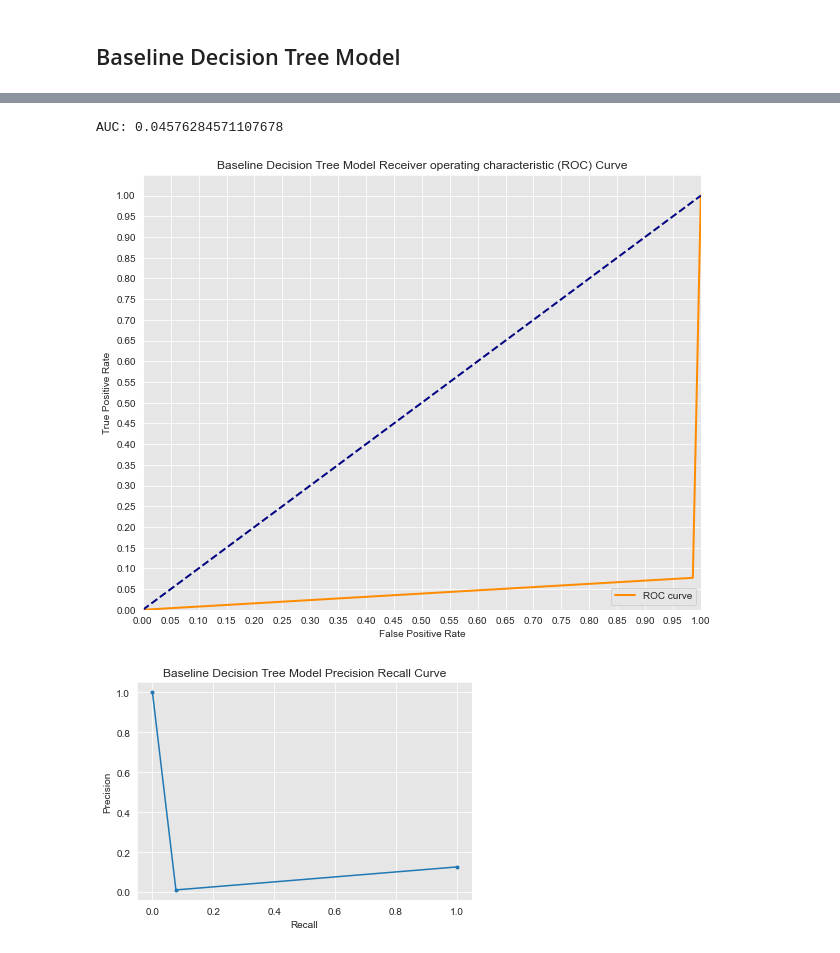
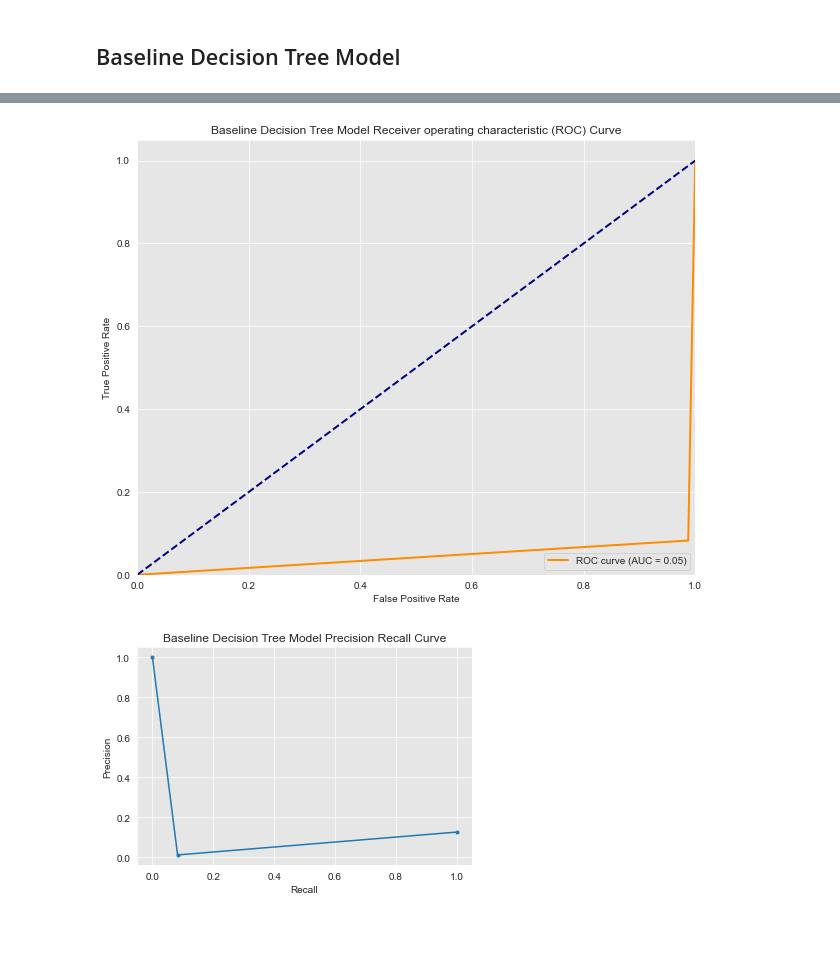
Before and after one commit to keithotuomagie/credit_card_fraud_model, a Jupyter notebook: notebook.ipynb, the cells around one changed output, grey strips where cells are left out. Drawn from its saved outputs; the diff is of its cells as text; code cells hidden in the pictures.

Commit message:
Notebook | Updating Modeling

```diff
--- a/notebook.ipynb
+++ b/notebook.ipynb
@@ -1844,25 +1842,30 @@ def cnf_matrix_display(y_test, y_hat_test, title):
 # %%
 # Creating an ROC Curve function
 
-def roc_cuve(X_train, X_test, y_train, y_test, classifier, title):
+def plot_roc_curve(X_train, X_test, y_train, y_test, classifier, title):
+    """
+    Plots the ROC curve for the given classifier and dataset.
+    """
+    # Convert categorical labels to numeric
+    y_test_numeric = y_test.map({'Not Fraud': 0, 'Fraud': 1})
 
-    y_score = classifier.predict_proba(X_test)[:,1]
+    # Predict probabilities
+    y_score = classifier.predict_proba(X_test)[:, 1]
 
-    fpr_baseline, tpr_baseline, thresholds = roc_curve(y_test, y_score, pos_label='Fraud')
+    # Compute ROC curve and AUC
+    fpr_baseline, tpr_baseline, thresholds = roc_curve(y_test_numeric, y_score)
+    auc_score = auc(fpr_baseline, tpr_baseline)
 
-    # Seaborn's beautiful styling
+    # Seaborn styling
     sns.set_style('darkgrid', {'axes.facecolor': '0.9'})
 
-    print('AUC: {}'.format(auc(fpr_baseline, tpr_baseline)))
+    # Plotting
     plt.figure(figsize=(10, 8))
     lw = 2
-    plt.plot(fpr_baseline, tpr_baseline, color='darkorange',
-             lw=lw, label='ROC curve')
+    plt.plot(fpr_baseline, tpr_baseline, color='darkorange', lw=lw, label=f'ROC curve (AUC = {auc_score:.2f})')
     plt.plot([0, 1], [0, 1], color='navy', lw=lw, linestyle='--')
     plt.xlim([0.0, 1.0])
     plt.ylim([0.0, 1.05])
-    plt.yticks([i/20.0 for i in range(21)])
-    plt.xticks([i/20.0 for i in range(21)])
     plt.xlabel('False Positive Rate')
     plt.ylabel('True Positive Rate')
     plt.title(title)
@@ -1915,10 +1918,9 @@ Confusion Matrix:
 # %%
 # Creating ROC curve for the Baseline Decision Tree Model
 
-roc_cuve(X_train, X_test, y_train, y_test, clf, title='Baseline Decision Tree Model Receiver operating characteristic (ROC) Curve')
+plot_roc_curve(X_train, X_test, y_train, y_test, clf, title='Baseline Decision Tree Model Receiver operating characteristic (ROC) Curve')
 # %% [output]
-AUC: 0.04576284571107678
-[figure, old version]
+[figure, new version]
 # %%
 # Creating a Precision Recall Curve for the Baseline Decision Tree Model
 
```
Also changed, not shown: parts of 58 cells of this notebook.
